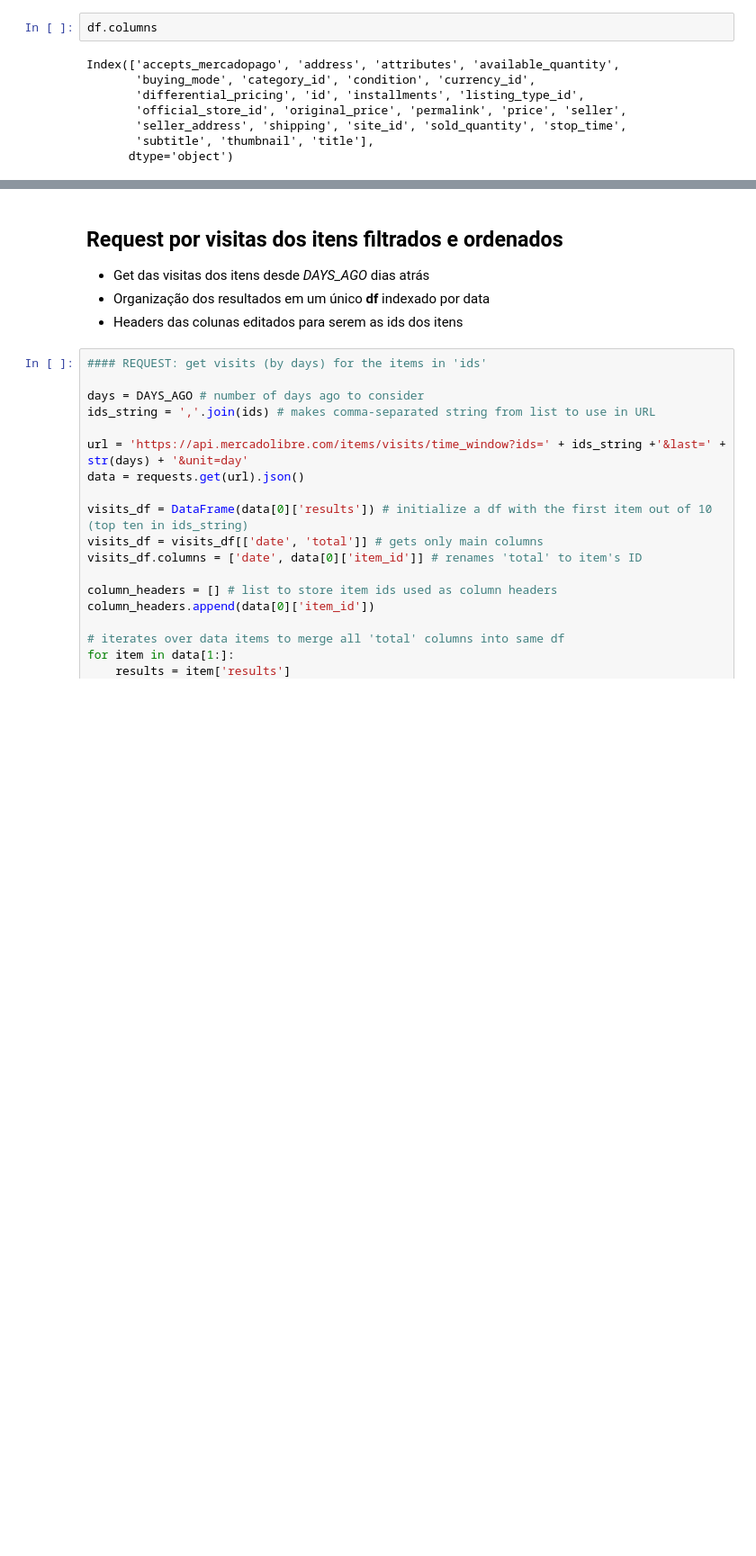
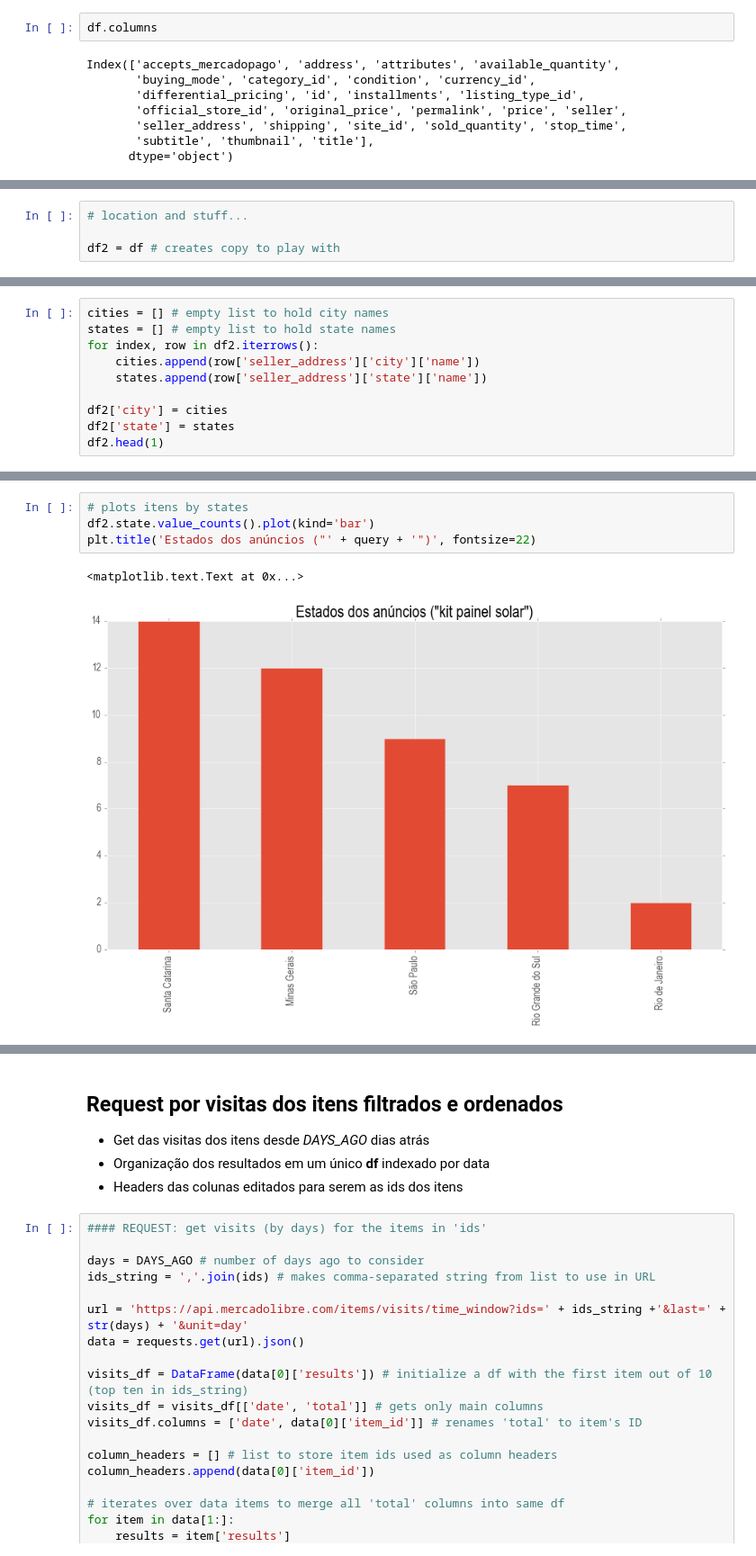
Before and after one commit to lpillmann/certi-mercadolivre, a Jupyter notebook: overview-from-query.ipynb, the cells around one changed output, grey strips where cells are left out. Shown at 90% size. Saved outputs shown, nothing was run; the diff lists cells and outputs as text; blank space fills up the shorter version.

```diff
--- a/overview-from-query.ipynb
+++ b/overview-from-query.ipynb
@@ -139,0 +122,4 @@ plt.title('Unidades disponibilizadas pelo vendedor ("' + query + '")', fontsize=
+# %%
+# location and stuff...
+
+df2 = df # creates copy to play with
@@ -139,0 +142,10 @@ plt.title('Unidades disponibilizadas pelo vendedor ("' + query + '")', fontsize=
+# %%
+cities = [] # empty list to hold city names
+states = [] # empty list to hold state names
+for index, row in df2.iterrows():
+    cities.append(row['seller_address']['city']['name'])
+    states.append(row['seller_address']['state']['name'])
+
+df2['city'] = cities
+df2['state'] = states
+df2.head(1)
@@ -139,0 +156,7 @@ plt.title('Unidades disponibilizadas pelo vendedor ("' + query + '")', fontsize=
+# %%
+# plots itens by states
+df2.state.value_counts().plot(kind='bar')
+plt.title('Estados dos anúncios ("' + query + '")', fontsize=22)
+# %% [output]
+<matplotlib.text.Text at 0x...>
+[figure, added]
```
Also changed, not shown: parts of 16 cells of this notebook.
